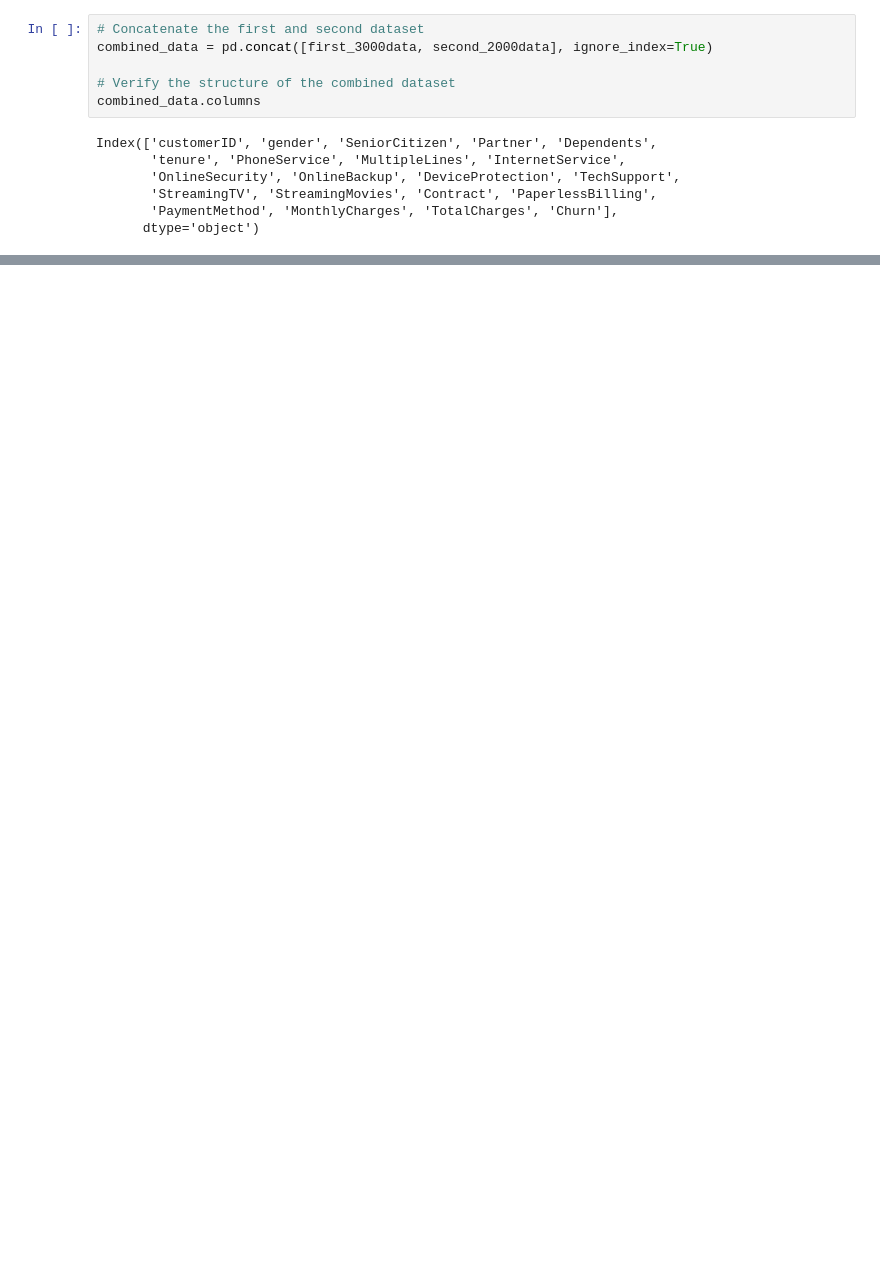
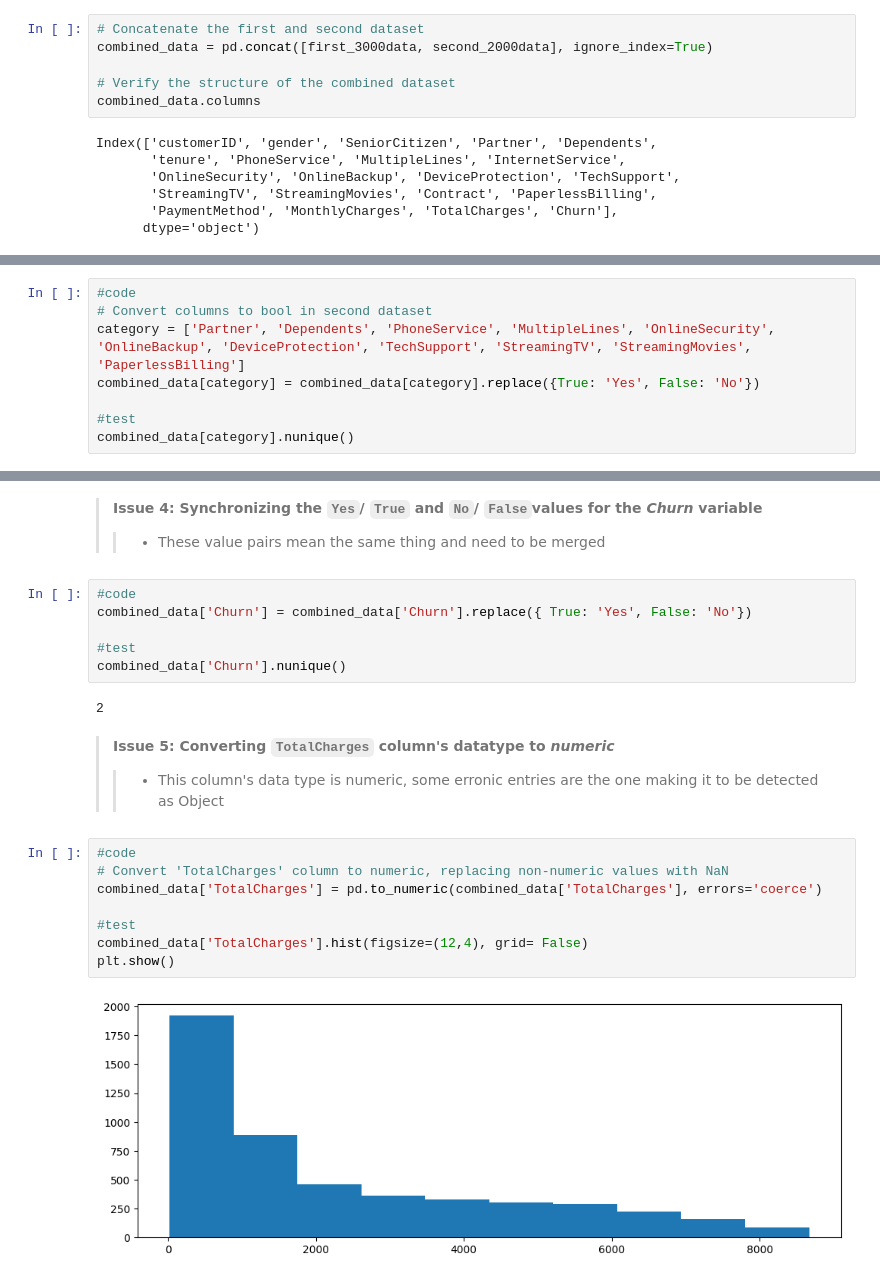
Before and after one commit to OnsongoN/CustomerChurnProject2, a Jupyter notebook: customerchurn.ipynb, the cells around one changed output, grey strips where cells are left out. Drawn from its saved outputs; the diff is of its cells as text; blank space fills up the shorter version.

```diff
--- a/customerchurn.ipynb
+++ b/customerchurn.ipynb
@@ -557,0 +404,8 @@ plt.show()
+# %%
+#code
+# Convert columns to bool in second dataset
+category = ['Partner', 'Dependents', 'PhoneService', 'MultipleLines', 'OnlineSecurity', 'OnlineBackup', 'DeviceProtection', 'TechSupport', 'StreamingTV', 'StreamingMovies', 'PaperlessBilling']
+combined_data[category] = combined_data[category].replace({True: 'Yes', False: 'No'})
+
+#test
+combined_data[category].nunique()
@@ -557,0 +425,24 @@ plt.show()
+# %% [markdown]
+> **Issue 4: Synchronizing the `Yes`/ `True` and `No`/ `False`values for the _Churn_ variable**
+> > - These value pairs mean the same thing and need to be merged
+# %%
+#code
+combined_data['Churn'] = combined_data['Churn'].replace({ True: 'Yes', False: 'No'})
+
+#test
+combined_data['Churn'].nunique()
+# %% [output]
+2
+# %% [markdown]
+> **Issue 5: Converting `TotalCharges` column's datatype to _numeric_**
+> > - This column's data type is numeric, some erronic entries are the one making it to be detected as Object
+# %%
+#code
+# Convert 'TotalCharges' column to numeric, replacing non-numeric values with NaN
+combined_data['TotalCharges'] = pd.to_numeric(combined_data['TotalCharges'], errors='coerce')
+
+#test
+combined_data['TotalCharges'].hist(figsize=(12,4), grid= False)
+plt.show()
+# %% [output]
+[figure, added]
```
Also changed, not shown: parts of 152 cells of this notebook.
